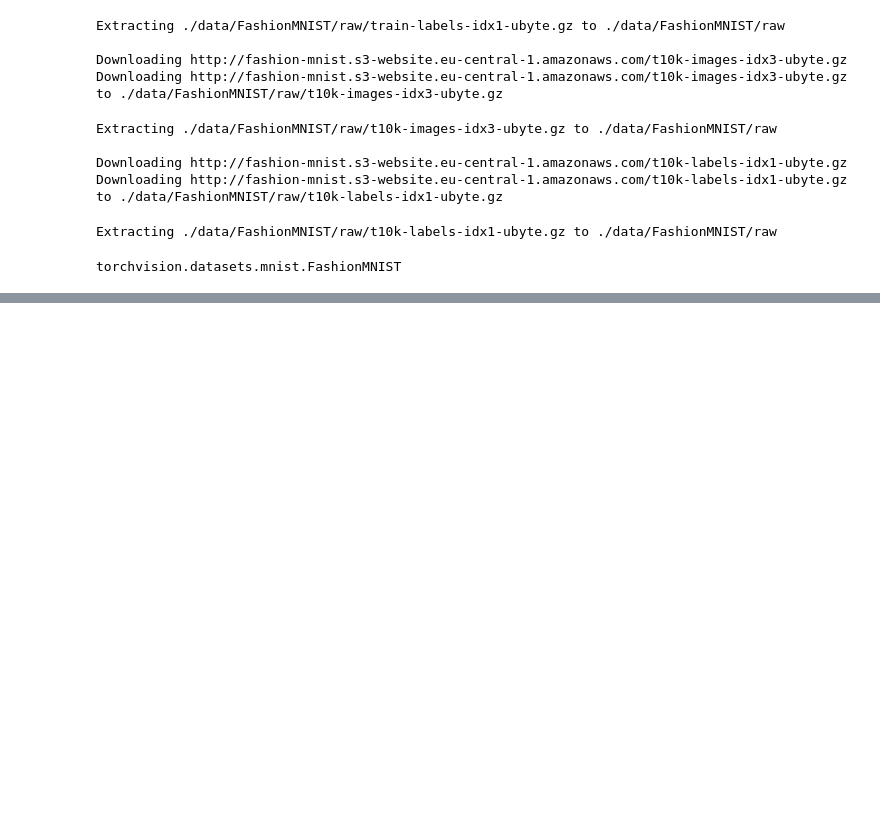
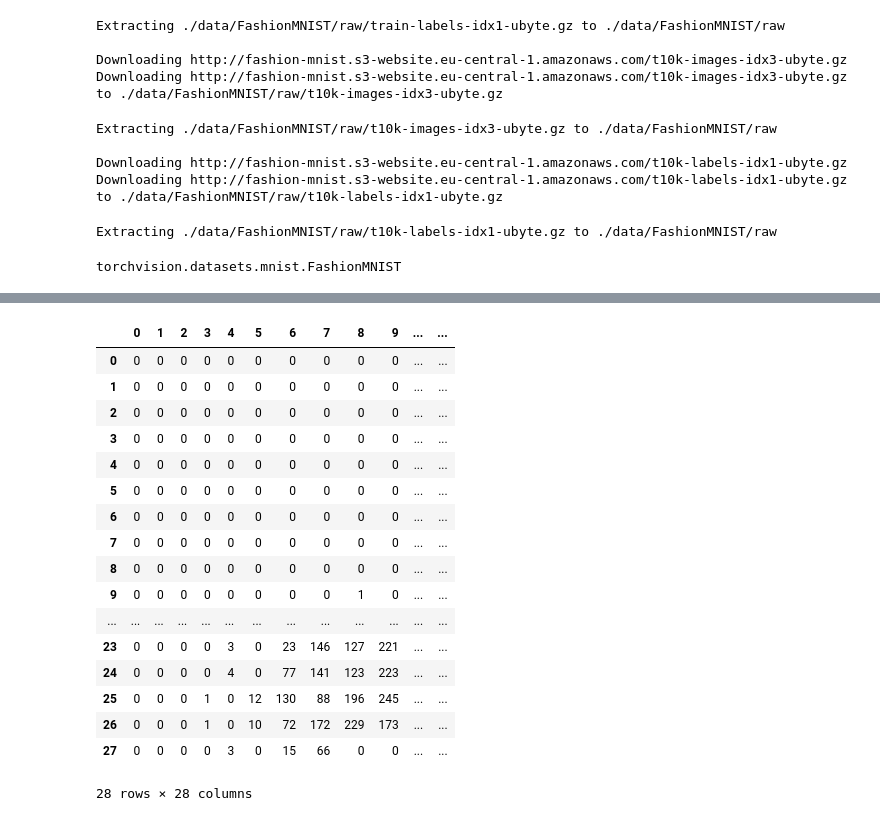
Before and after one commit to GildasTaliah/Solutions_with_PyNoteBook, a Jupyter notebook: NoteBook_.ipynb, the cells around one changed output, grey strips where cells are left out. Cells and saved outputs as stored; diff of their text form; code cells hidden in the pictures; blank space fills up the shorter version.

```diff
--- a/NoteBook_.ipynb
+++ b/NoteBook_.ipynb
@@ -172,0 +196,24 @@ torchvision.datasets.mnist.FashionMNIST
+# %%
+[image.shape for image in image]
+
+# show each image full tensor
+pd.DataFrame(image[0]).T
+# %% [output]
+|  | 0 | 1 | 2 | 3 | 4 | 5 | 6 | 7 | 8 | 9 | ... | ... |
+| 0 | 0 | 0 | 0 | 0 | 0 | 0 | 0 | 0 | 0 | 0 | ... | ... |
+| 1 | 0 | 0 | 0 | 0 | 0 | 0 | 0 | 0 | 0 | 0 | ... | ... |
+| 2 | 0 | 0 | 0 | 0 | 0 | 0 | 0 | 0 | 0 | 0 | ... | ... |
+| 3 | 0 | 0 | 0 | 0 | 0 | 0 | 0 | 0 | 0 | 0 | ... | ... |
+| 4 | 0 | 0 | 0 | 0 | 0 | 0 | 0 | 0 | 0 | 0 | ... | ... |
+| 5 | 0 | 0 | 0 | 0 | 0 | 0 | 0 | 0 | 0 | 0 | ... | ... |
+| 6 | 0 | 0 | 0 | 0 | 0 | 0 | 0 | 0 | 0 | 0 | ... | ... |
+| 7 | 0 | 0 | 0 | 0 | 0 | 0 | 0 | 0 | 0 | 0 | ... | ... |
+| 8 | 0 | 0 | 0 | 0 | 0 | 0 | 0 | 0 | 0 | 0 | ... | ... |
+| 9 | 0 | 0 | 0 | 0 | 0 | 0 | 0 | 0 | 1 | 0 | ... | ... |
+| ... | ... | ... | ... | ... | ... | ... | ... | ... | ... | ... | ... | ... |
+| 23 | 0 | 0 | 0 | 0 | 3 | 0 | 23 | 146 | 127 | 221 | ... | ... |
+| 24 | 0 | 0 | 0 | 0 | 4 | 0 | 77 | 141 | 123 | 223 | ... | ... |
+| 25 | 0 | 0 | 0 | 1 | 0 | 12 | 130 | 88 | 196 | 245 | ... | ... |
+| 26 | 0 | 0 | 0 | 1 | 0 | 10 | 72 | 172 | 229 | 173 | ... | ... |
+| 27 | 0 | 0 | 0 | 0 | 3 | 0 | 15 | 66 | 0 | 0 | ... | ... |
+28 rows × 28 columns
```
Also changed, not shown: parts of 8 cells of this notebook.
